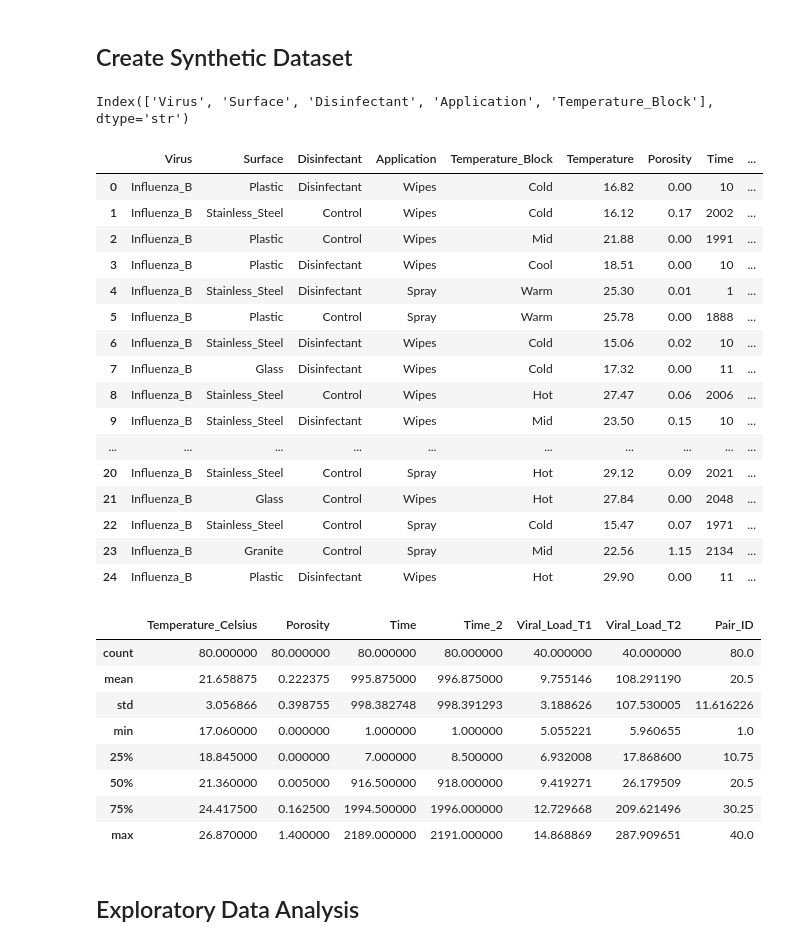
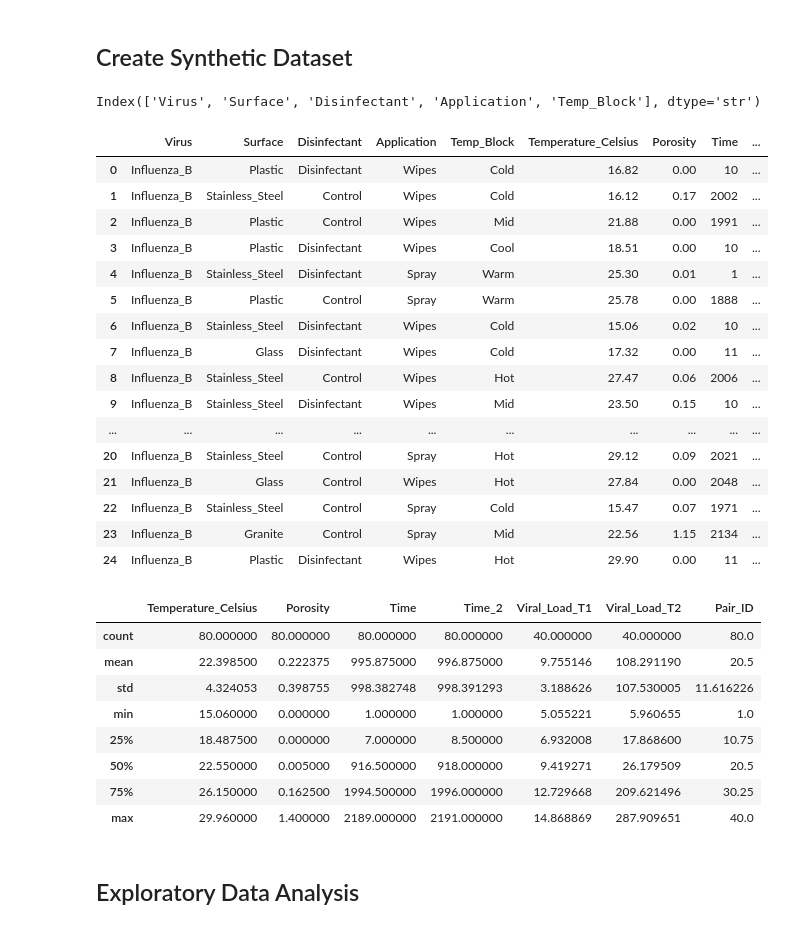
Before and after one commit to mdmmirfan/Virus-Survivability-Test-INF2178, a Jupyter notebook: INF2178 Assignment 3.ipynb, the cells around one changed output. Drawn from its saved outputs; the diff is of its cells as text; code cells hidden in the pictures.

```diff
--- a/INF2178 Assignment 3.ipynb
+++ b/INF2178 Assignment 3.ipynb
@@ -50,7 +50,7 @@ df = pd.DataFrame({
     "Surface": surface,
     "Disinfectant": disinfectant,
     "Application" : application,
-    "Temperature_Block" : temp_block
+    "Temp_Block" : temp_block
 })
 
 print(df.columns)
@@ -71,7 +71,7 @@ def get_temp(temp_block):
         return np.random.uniform(24,27)
     else:
         return np.random.uniform(27,30)
-df['Temperature'] = df['Temperature_Block'].apply(get_temp).round(2)
+df['Temperature_Celsius'] = df['Temp_Block'].apply(get_temp).round(2)
 
 # function to create the random values for porosity based on surface
 def get_porosity(surface):
@@ -208,35 +208,35 @@ df = df.merge(
 
 # create matched pairs for matched pairs RCT
 
 # shuffle data to avoid pairing bias
 np.random.seed(42)
 df = df.sample(frac=1).reset_index(drop=True)
 
 # create empty column
 df["Pair_ID"] = np.nan
 
 pair_id = 1 #set starting pair id
 
 # group by the controlled variables
 for (surface, disinfectant), group in df.groupby(["Surface", "Disinfectant"]):
     wipe_rows = group[group["Application"] == "Wipes"].index.tolist()
     spray_rows = group[group["Application"] == "Spray"].index.tolist()
 
     # ensure equal matching
     n_pairs = min(len(wipe_rows), len(spray_rows))
 
     for i in range(n_pairs):
         df.loc[wipe_rows[i], "Pair_ID"] = pair_id
         df.loc[spray_rows[i], "Pair_ID"] = pair_id
         pair_id += 1
 
 # convert to integer
 df["Pair_ID"] = df["Pair_ID"].astype("Int64")
 
 df.head(25)
 # %% [output]
-Index(['Virus', 'Surface', 'Disinfectant', 'Application', 'Temperature_Block'], dtype='str')
+Index(['Virus', 'Surface', 'Disinfectant', 'Application', 'Temp_Block'], dtype='str')
-|  | Virus | Surface | Disinfectant | Application | Temperature_Block | Temperature | Porosity | Time | ... |
+|  | Virus | Surface | Disinfectant | Application | Temp_Block | Temperature_Celsius | Porosity | Time | ... |
 | 0 | Influenza_B | Plastic | Disinfectant | Wipes | Cold | 16.82 | 0.00 | 10 | ... |
 | 1 | Influenza_B | Stainless_Steel | Control | Wipes | Cold | 16.12 | 0.17 | 2002 | ... |
 | 2 | Influenza_B | Plastic | Control | Wipes | Mid | 21.88 | 0.00 | 1991 | ... |
@@ -258,13 +258,13 @@ df.describe()
 # %% [output]
 |  | Temperature_Celsius | Porosity | Time | Time_2 | Viral_Load_T1 | Viral_Load_T2 | Pair_ID |
 | count | 80.000000 | 80.000000 | 80.000000 | 80.000000 | 40.000000 | 40.000000 | 80.0 |
-| mean | 21.658875 | 0.222375 | 995.875000 | 996.875000 | 9.755146 | 108.291190 | 20.5 |
-| std | 3.056866 | 0.398755 | 998.382748 | 998.391293 | 3.188626 | 107.530005 | 11.616226 |
-| min | 17.060000 | 0.000000 | 1.000000 | 1.000000 | 5.055221 | 5.960655 | 1.0 |
-| 25% | 18.845000 | 0.000000 | 7.000000 | 8.500000 | 6.932008 | 17.868600 | 10.75 |
-| 50% | 21.360000 | 0.005000 | 916.500000 | 918.000000 | 9.419271 | 26.179509 | 20.5 |
-| 75% | 24.417500 | 0.162500 | 1994.500000 | 1996.000000 | 12.729668 | 209.621496 | 30.25 |
-| max | 26.870000 | 1.400000 | 2189.000000 | 2191.000000 | 14.868869 | 287.909651 | 40.0 |
+| mean | 22.398500 | 0.222375 | 995.875000 | 996.875000 | 9.755146 | 108.291190 | 20.5 |
+| std | 4.324053 | 0.398755 | 998.382748 | 998.391293 | 3.188626 | 107.530005 | 11.616226 |
+| min | 15.060000 | 0.000000 | 1.000000 | 1.000000 | 5.055221 | 5.960655 | 1.0 |
+| 25% | 18.487500 | 0.000000 | 7.000000 | 8.500000 | 6.932008 | 17.868600 | 10.75 |
+| 50% | 22.550000 | 0.005000 | 916.500000 | 918.000000 | 9.419271 | 26.179509 | 20.5 |
+| 75% | 26.150000 | 0.162500 | 1994.500000 | 1996.000000 | 12.729668 | 209.621496 | 30.25 |
+| max | 29.960000 | 1.400000 | 2189.000000 | 2191.000000 | 14.868869 | 287.909651 | 40.0 |
 # %% [markdown]
 ## Exploratory Data Analysis
 # %%
```
Also changed, not shown: parts of 10 cells of this notebook.
